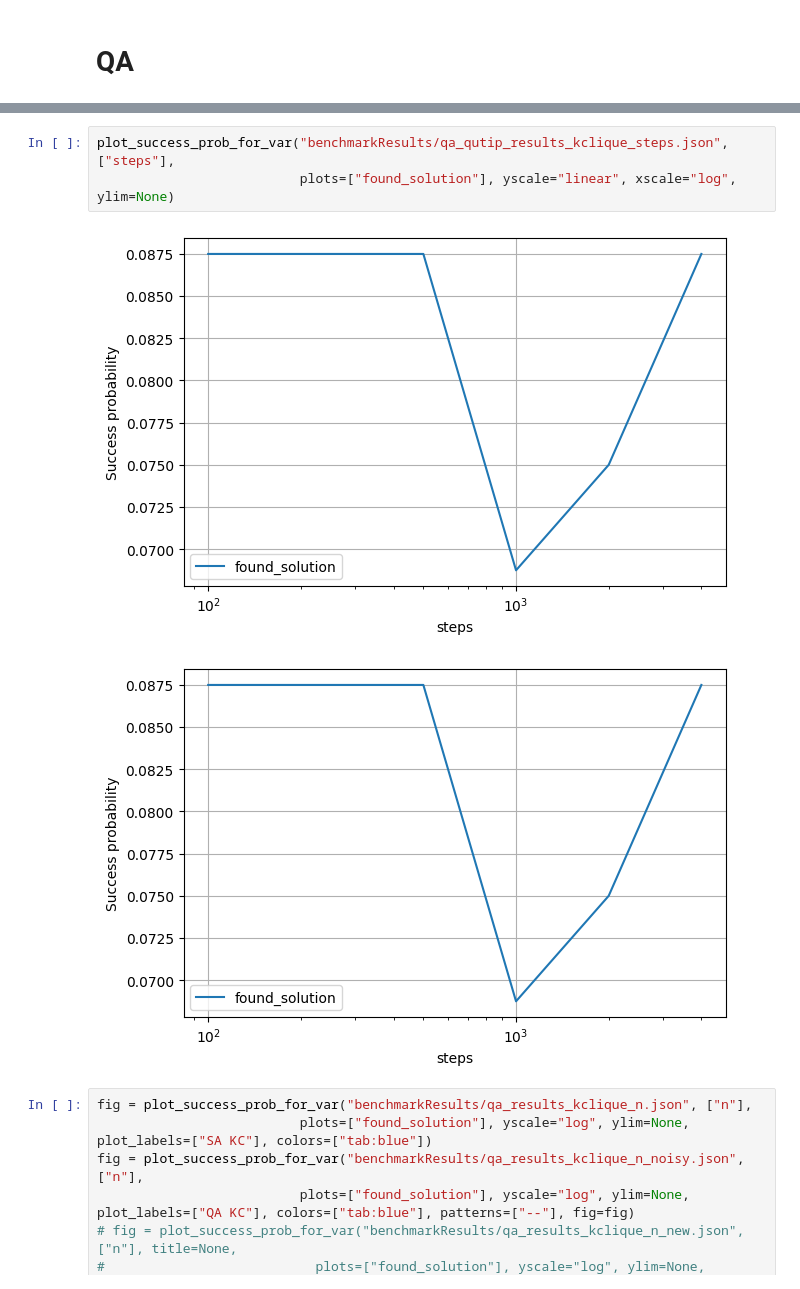
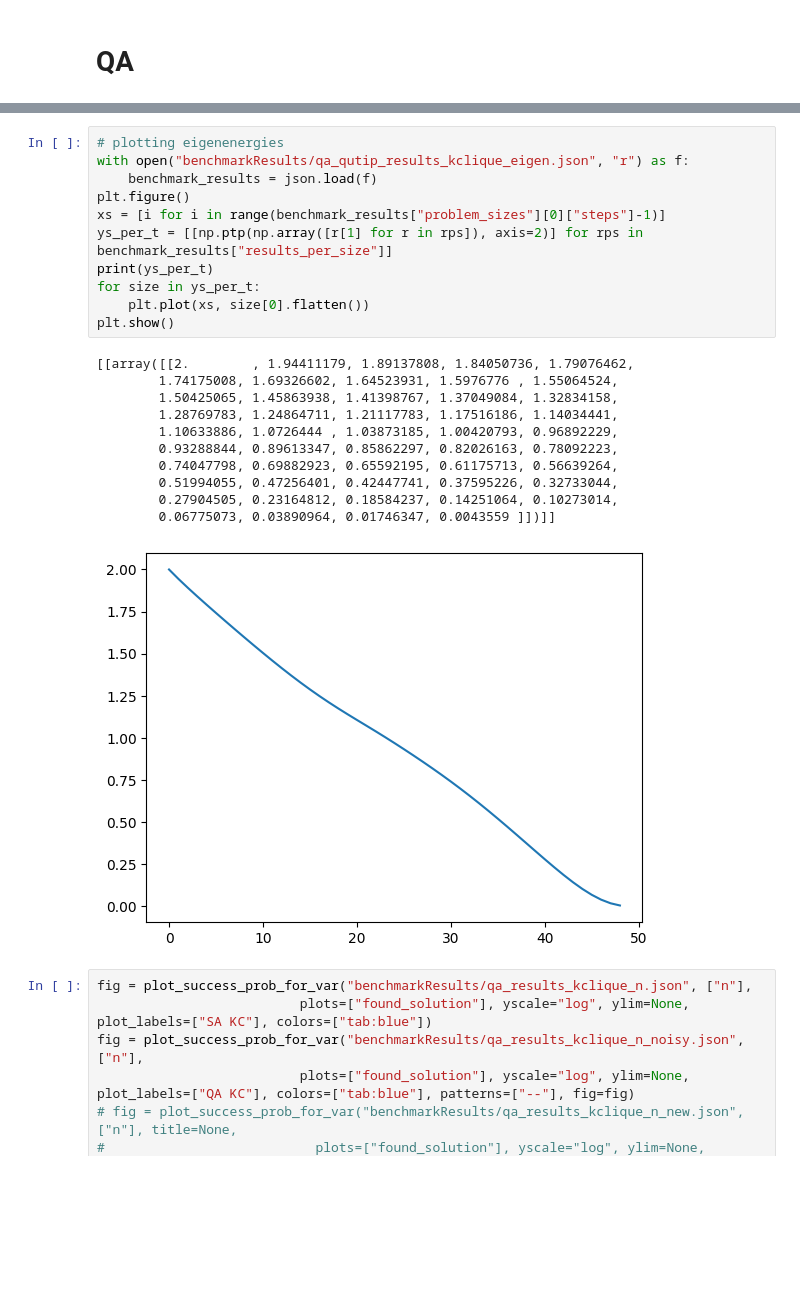
Before and after one commit to AlenLeban/KvantneKlike, a Jupyter notebook: visualize.ipynb, the cells around one changed output, grey strips where cells are left out. Saved outputs shown, nothing was run; the diff lists cells and outputs as text; blank space fills up the shorter version.

```diff
--- a/visualize.ipynb
+++ b/visualize.ipynb
@@ -390,9 +397,26 @@ plot_success_prob_for_var("benchmarkResults/qa_qutip_results_kclique_T.json", ["
 # %%
-plot_success_prob_for_var("benchmarkResults/qa_qutip_results_kclique_steps.json", ["steps"],
-                          plots=["found_solution"], yscale="linear", xscale="log", ylim=None)
+# plotting eigenenergies
+with open("benchmarkResults/qa_qutip_results_kclique_eigen.json", "r") as f:
+    benchmark_results = json.load(f)
+plt.figure()
+xs = [i for i in range(benchmark_results["problem_sizes"][0]["steps"]-1)]
+ys_per_t = [[np.ptp(np.array([r[1] for r in rps]), axis=2)] for rps in benchmark_results["results_per_size"]]
+print(ys_per_t)
+for size in ys_per_t:
+    plt.plot(xs, size[0].flatten())
+plt.show()
 # %% [output]
+[[array([[2.        , 1.94411179, 1.89137808, 1.84050736, 1.79076462,
+        1.74175008, 1.69326602, 1.64523931, 1.5976776 , 1.55064524,
+        1.50425065, 1.45863938, 1.41398767, 1.37049084, 1.32834158,
+        1.28769783, 1.24864711, 1.21117783, 1.17516186, 1.14034441,
+        1.10633886, 1.0726444 , 1.03873185, 1.00420793, 0.96892229,
+        0.93288844, 0.89613347, 0.85862297, 0.82026163, 0.78092223,
+        0.74047798, 0.69882923, 0.65592195, 0.61175713, 0.56639264,
+        0.51994055, 0.47256401, 0.42447741, 0.37595226, 0.32733044,
+        0.27904505, 0.23164812, 0.18584237, 0.14251064, 0.10273014,
+        0.06775073, 0.03890964, 0.01746347, 0.0043559 ]])]]
-[figure, old version]
+[figure, new version]
-[figure, removed]
 # %%
 fig = plot_success_prob_for_var("benchmarkResults/qa_results_kclique_n.json", ["n"],
                           plots=["found_solution"], yscale="log", ylim=None, plot_labels=["SA KC"], colors=["tab:blue"])
```
Also changed, not shown: parts of 4 cells of this notebook, 17 other files.
